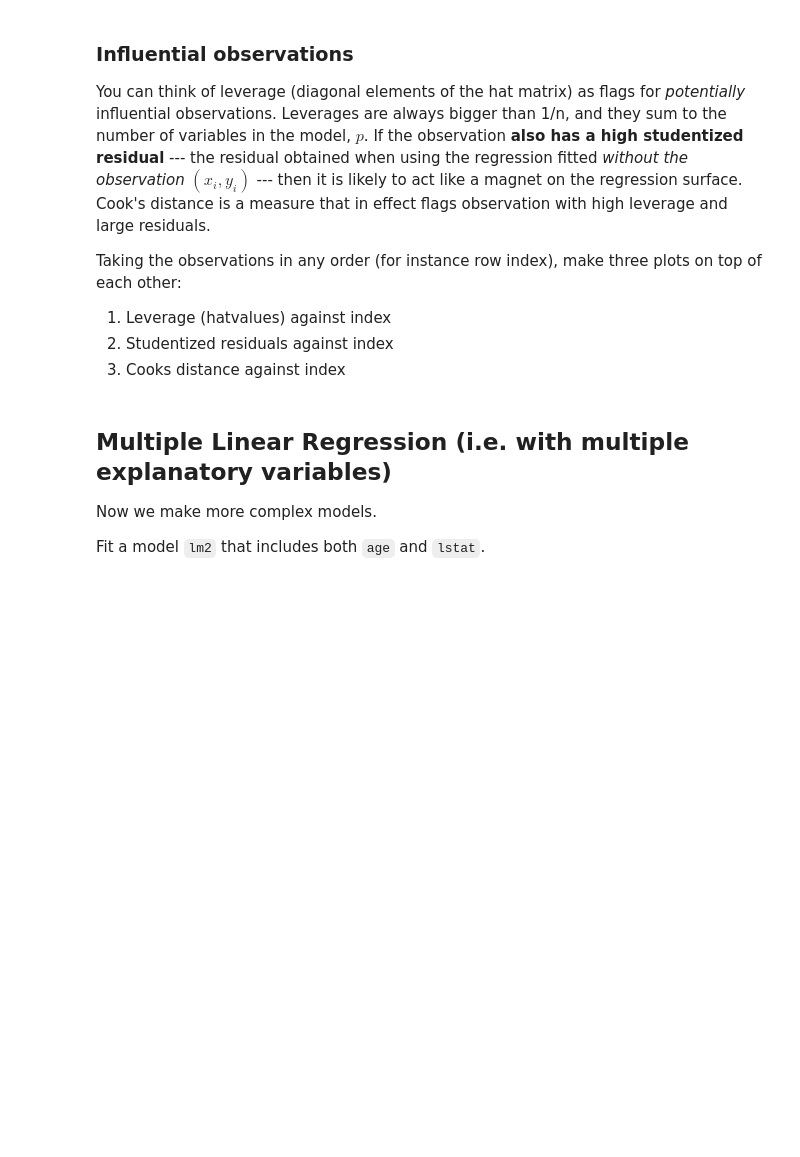
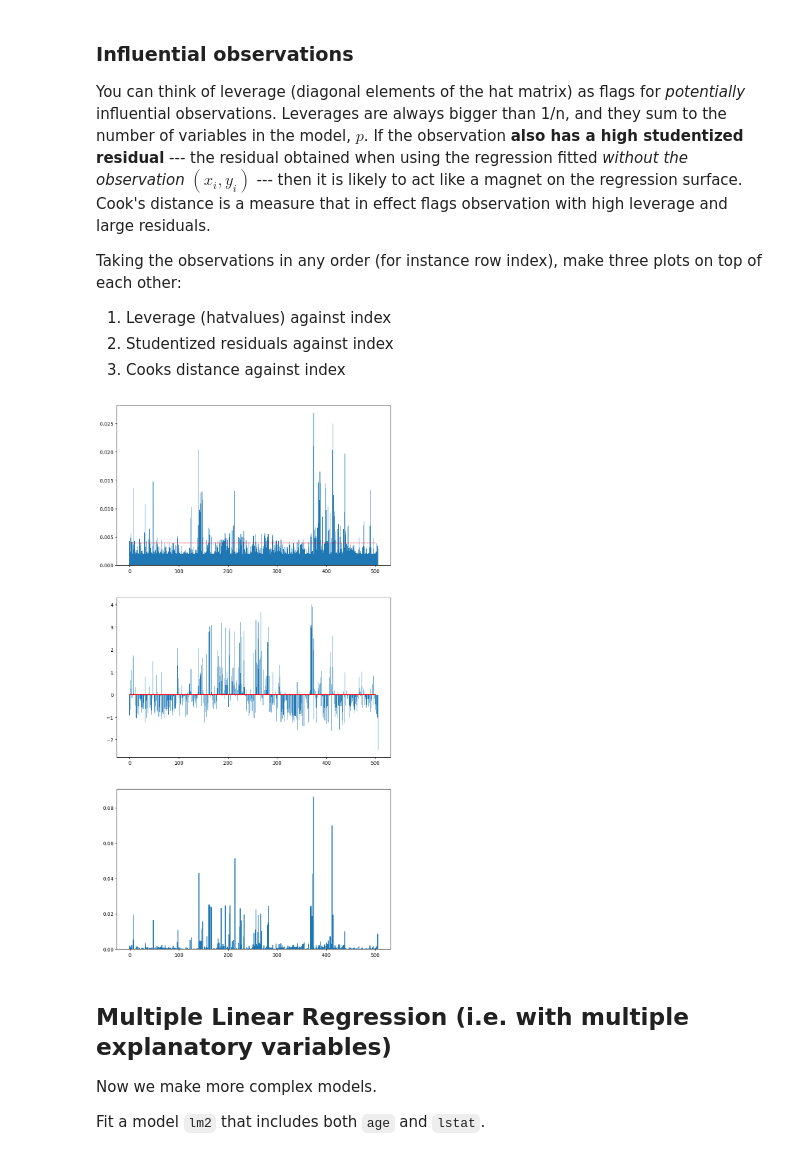
Before and after one commit to TheColorman/ITU, a Jupyter notebook: MALEA/Exercises/2.1/Exercises_3.ipynb, the cells around one changed output. Saved outputs shown, nothing was run; the diff lists cells and outputs as text; code cells hidden in the pictures; blank space fills up the shorter version.

```diff
--- a/MALEA/Exercises/2.1/Exercises_3.ipynb
+++ b/MALEA/Exercises/2.1/Exercises_3.ipynb
@@ -324,3 +337,14 @@ Taking the observations in any order (for instance row index), make three plots
+# %%
+# Your code here
+fig, ax = plt.subplots(3,1,figsize=(10,20))
+ax[0].bar(range(len(infl.hat_matrix_diag)), infl.hat_matrix_diag, 1)
+ax[0].plot([0,500], [np.mean(infl.hat_matrix_diag),np.mean(infl.hat_matrix_diag)], 'r--', lw=1)
+ax[1].bar(range(len(infl.resid_studentized_external)), infl.resid_studentized_external)
+ax[1].plot([0,500],[0,0],c='r')
+ax[2].bar(range(len(infl.cooks_distance[0])), infl.cooks_distance[0], 2)
+plt.show()
+# %% [output]
+[figure, added]
 # %% [markdown]
 ## Multiple Linear Regression (i.e. with multiple explanatory variables)
 
```
Also changed, not shown: parts of 11 cells of this notebook.
